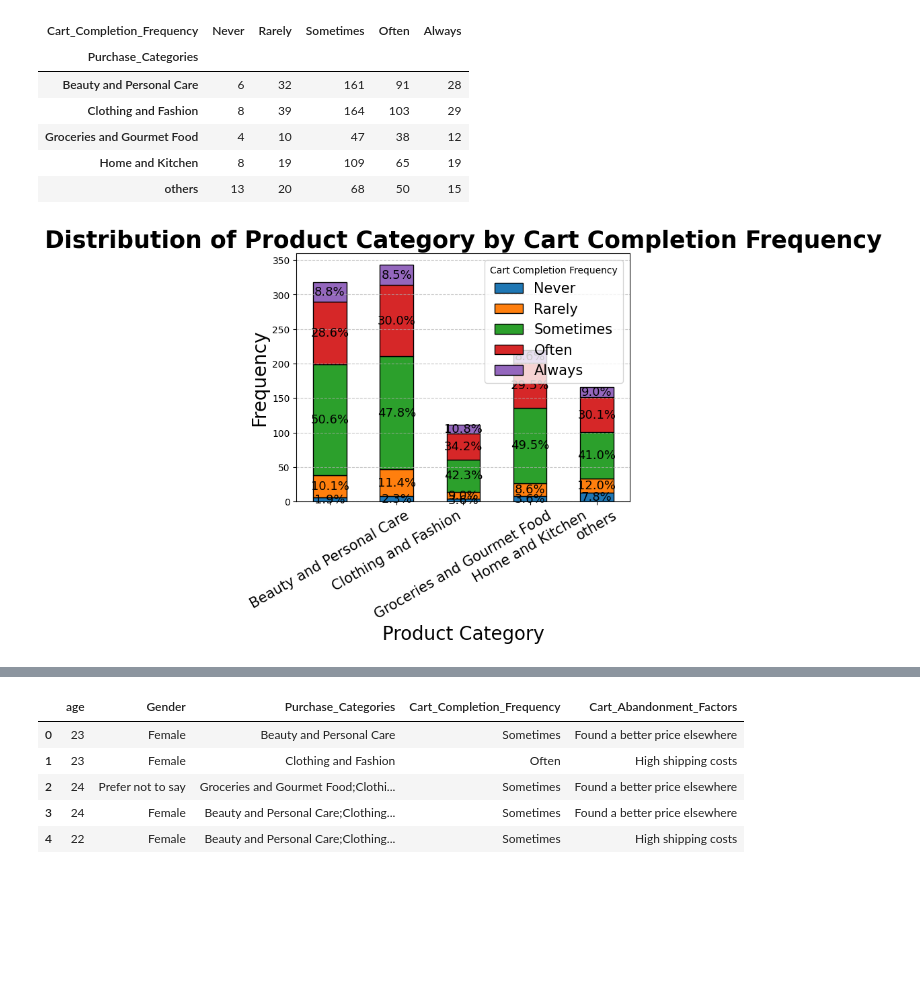
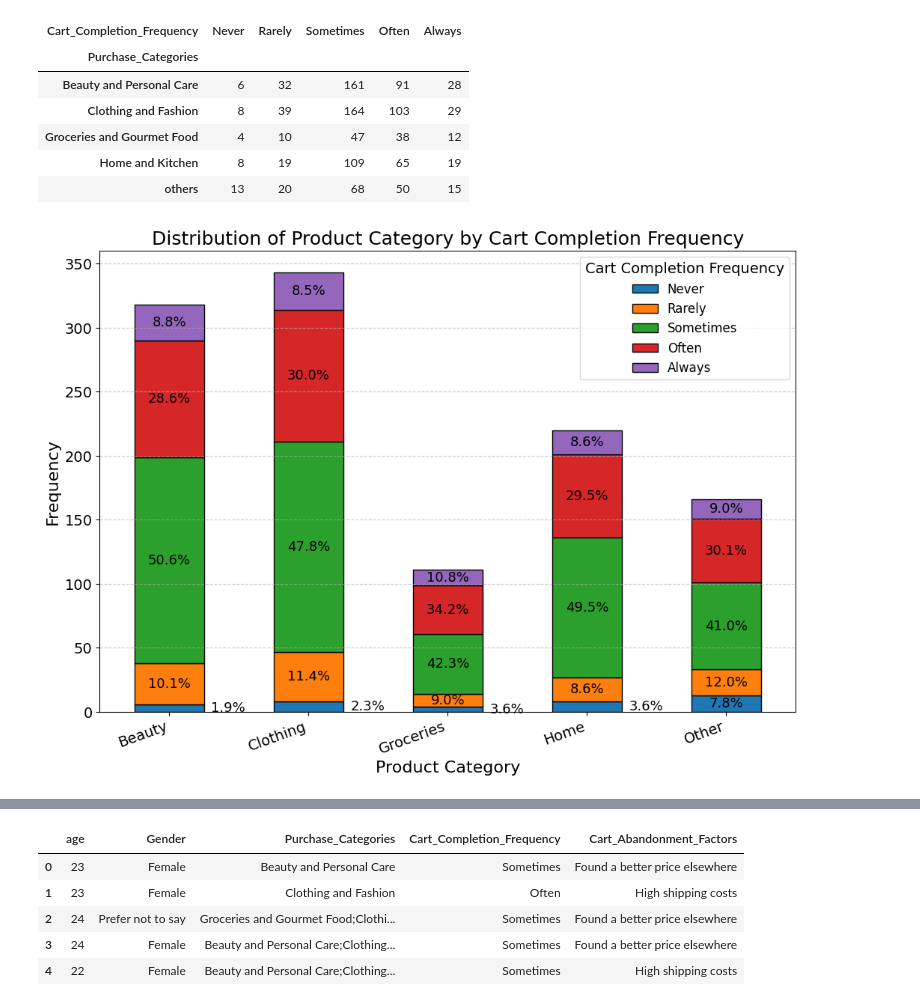
Before and after one commit to khaeuss808/UDS_ExploratoryQs, a Jupyter notebook: notnot_EDA.ipynb, the cells around one changed output, grey strips where cells are left out. Saved outputs shown, nothing was run; the diff lists cells and outputs as text; code cells hidden in the pictures; blank space fills up the shorter version.

```diff
--- a/notnot_EDA.ipynb
+++ b/notnot_EDA.ipynb
@@ -236,40 +232,68 @@ category_countsp2
 | Home and Kitchen | 8 | 19 | 109 | 65 | 19 |
 | others | 13 | 20 | 68 | 50 | 15 |
 # %%
-plt.figure()
+short_labels = {
+    "Beauty and Personal Care": "Beauty",
+    "Clothing and Fashion": "Clothing",
+    "Groceries and Gourmet Food": "Groceries",
+    "Home and Kitchen": "Home",
+    "others": "Other",
+}
+
+
+plt.figure(figsize=(12, 8))
 category_countsp2.plot(kind="bar", stacked=True, ax=plt.gca(), edgecolor="black")
 plt.title(
     "Distribution of Product Category by Cart Completion Frequency",
-    fontsize=25,
-    fontweight="bold",
+    fontsize=18,
 )
-plt.xlabel("Product Category", fontsize=20)
-plt.ylabel("Frequency", fontsize=20)
+plt.xlabel("Product Category", fontsize=16)
+plt.ylabel("Frequency", fontsize=16)
 plt.grid(axis="y", linestyle="--", alpha=0.7)
-plt.xticks(rotation=30, fontsize=15)
+
+# Get current x-axis labels and replace them
+current_labels = category_countsp2.index  # Get original index labels
+new_labels = [
+    short_labels[label] if label in short_labels else label for label in current_labels
+]
+plt.xticks(
+    ticks=range(len(new_labels)),
+    labels=new_labels,
+    rotation=20,
+    ha="right",
+    fontsize=14,
+)
+
+plt.yticks(fontsize=14)
 
 # Add percentage labels on top of each bar segment
 for i, (index, row) in enumerate(category_countsp2.iterrows()):
     total = row.sum()
     cumulative = 0
     for j, (freq, count) in enumerate(row.items()):
         if count > 0:
             percent = (count / total) * 100
+            # Move small labels slightly to the right
+            x_offset = (
+                0.3 if count / total < 0.05 else 0
+            )  # Shift right for small labels
             plt.text(
-                i,
+                i + x_offset,  # Shift x-axis slightly
                 cumulative + count / 2,
                 f"{percent:.1f}%",
-                ha="center",
+                ha=(
+                    "left" if count / total < 0.05 else "center"
+                ),  # Left-align small labels
                 va="center",
                 fontsize=13,
             )
             cumulative += count
 
 # Show legend with category labels
-plt.legend(title="Cart Completion Frequency", fontsize=15)
+plt.legend(title="Cart Completion Frequency", fontsize=12, title_fontsize=14)
 plt.show()
 # %% [output]
-[figure, old version]
+[figure, new version]
 # %%
 # Step 4: Plot the stacked bar chart
 plt.figure(figsize=(13, 15))
```
Also changed, not shown: parts of 4 cells of this notebook, 3 other files.
